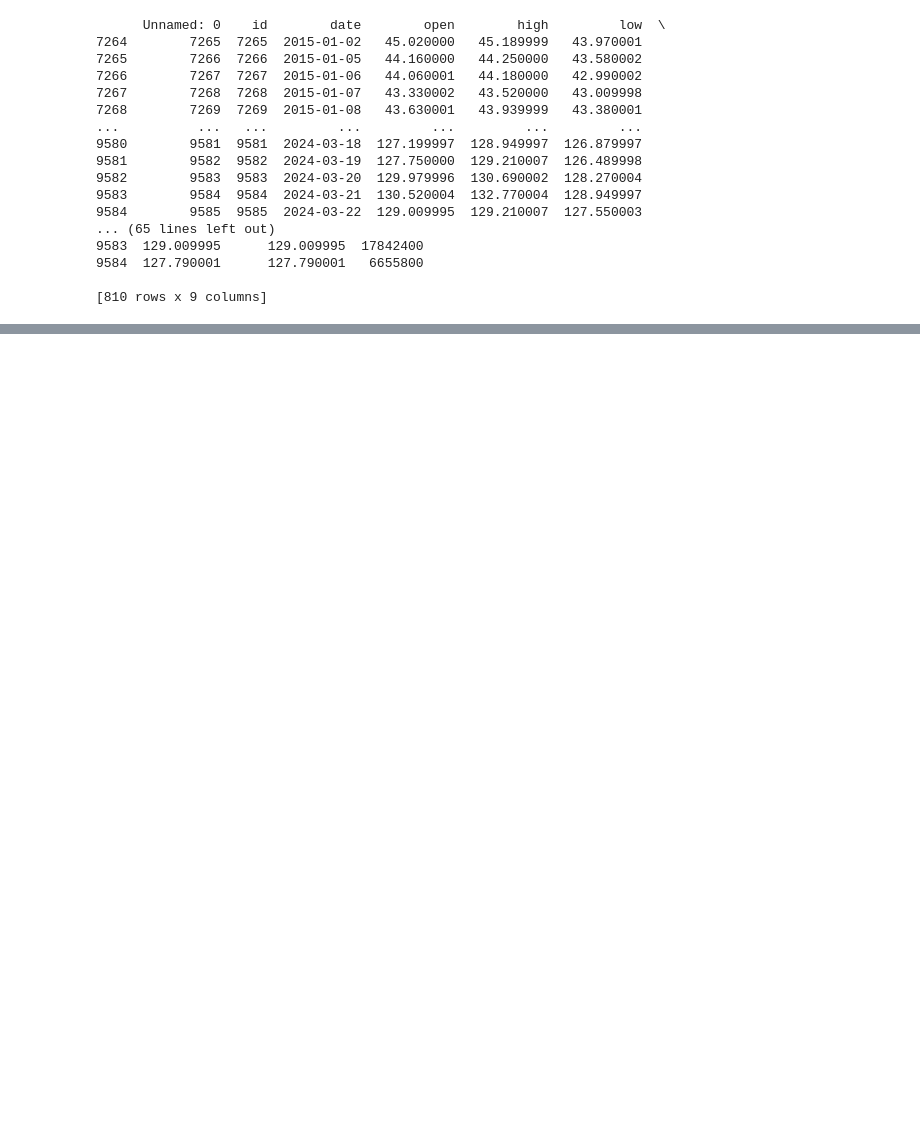
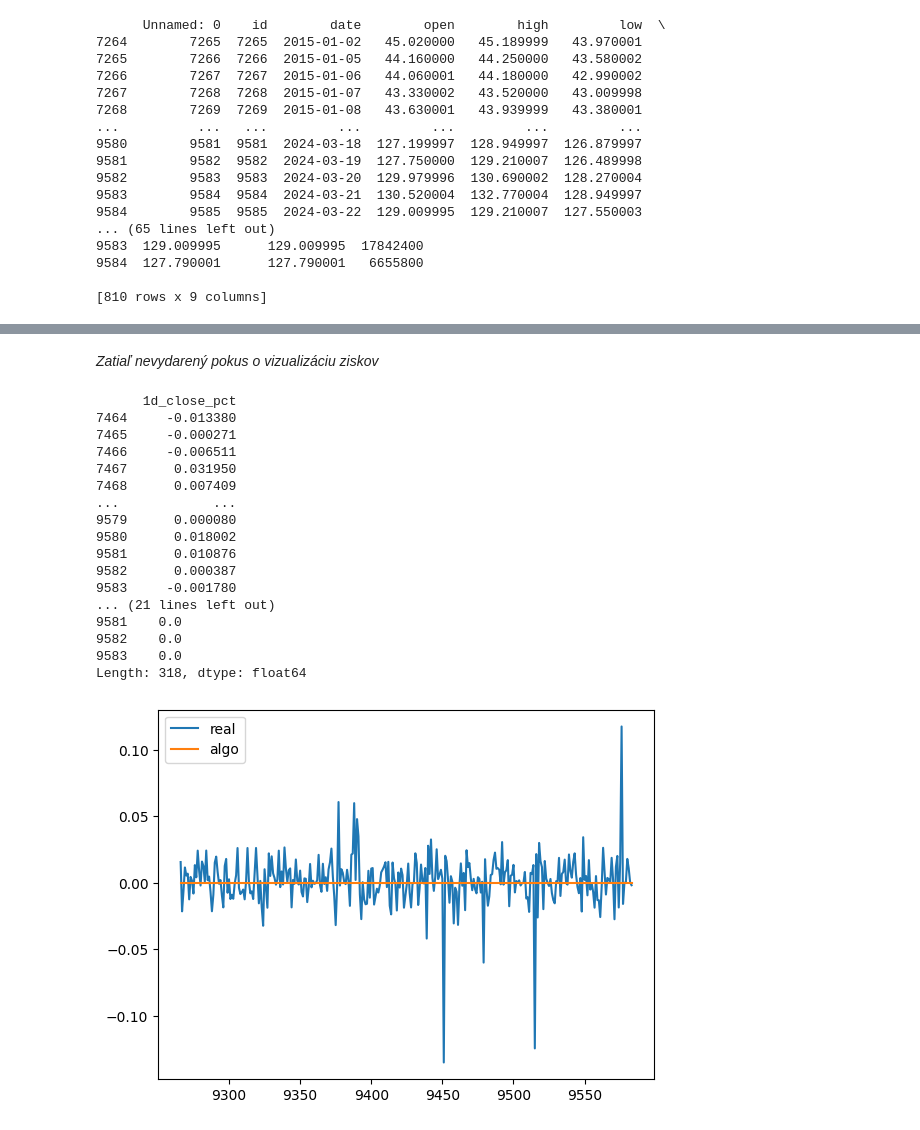
Before and after one commit to tomas-vl/aml-akcie, a Jupyter notebook: aml.ipynb, the cells around one changed output, grey strips where cells are left out. Cells and saved outputs as stored; diff of their text form; code cells hidden in the pictures; blank space fills up the shorter version.

```diff
--- a/aml.ipynb
+++ b/aml.ipynb
@@ -49,0 +247,30 @@ print(test)
+# %% [markdown]
+*Zatiaľ nevydarený pokus o vizualizáciu ziskov*
+# %%
+returns_daily = pd.DataFrame(data=alldata_df, columns=['1d_close_pct'])
+print(returns_daily, test_predictions)
+test_returns = np.sum(returns_daily.iloc[train_size:] * test_predictions, axis=1)
+print(test_returns) #netuším, prečo nám to tu vracia nulu
+plt.plot(returns_daily.iloc[train_size:], label="real")
+plt.plot(test_returns, label='algo')
+plt.legend()
+plt.show()
+# %% [output]
+      1d_close_pct
+7464     -0.013380
+7465     -0.000271
+7466     -0.006511
+7467      0.031950
+7468      0.007409
+...            ...
+9579      0.000080
+9580      0.018002
+9581      0.010876
+9582      0.000387
+9583     -0.001780
+... (21 lines left out)
+9581    0.0
+9582    0.0
+9583    0.0
+Length: 318, dtype: float64
+[figure, added]
```
Also changed, not shown: parts of 20 cells of this notebook.
